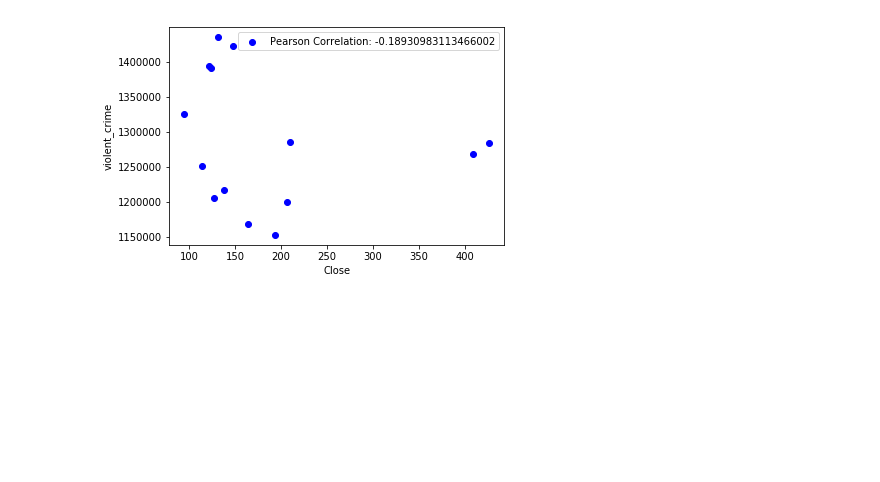
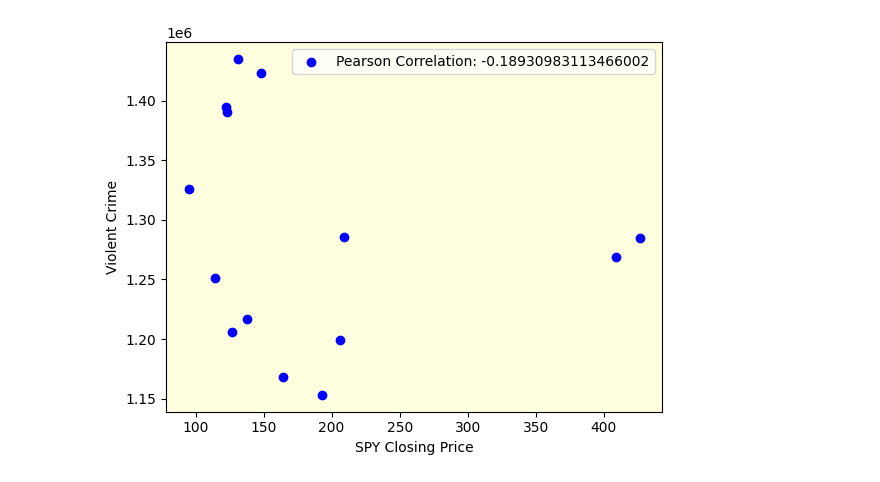
Before and after one commit to shubhamsati97/FinancialImplicationsOfCrimeInUSA, a Jupyter notebook: correlation/Correlation.ipynb, the cells around one changed output. Cells and saved outputs as stored; diff of their text form; code cells hidden in the pictures; blank space fills up the shorter version.

Commit message:
beautify result plots

```diff
--- a/correlation/Correlation.ipynb
+++ b/correlation/Correlation.ipynb
@@ -48,15 +44,16 @@ merged_df_xhe = pd.merge(df3_extracted, total_crime_extracted, on='year', how='i
 # %%
 correlation = merged_df_spy['Close'].corr(merged_df_spy['violent_crime'], method='pearson')
 
 plt.scatter(merged_df_spy['Close'], merged_df_spy['violent_crime'], c='b', label=f'Pearson Correlation: {correlation}')
-plt.xlabel('Close')
-plt.ylabel('violent_crime')
-plt.legend()
+plt.gca().set_facecolor('lightyellow')
+plt.xlabel('SPY Closing Price')
+plt.ylabel('Violent Crime')
+plt.legend(loc='upper right')
 
 # Display the plot
 plt.show()
 # %% [output]
-[figure, old version]
+[figure, new version]
 # %%
 correlation1 = merged_df_spy['Close'].corr(merged_df_spy['homicide'], method='pearson')
 
```
Also changed, not shown: parts of 5 cells of this notebook, 1 other file.
